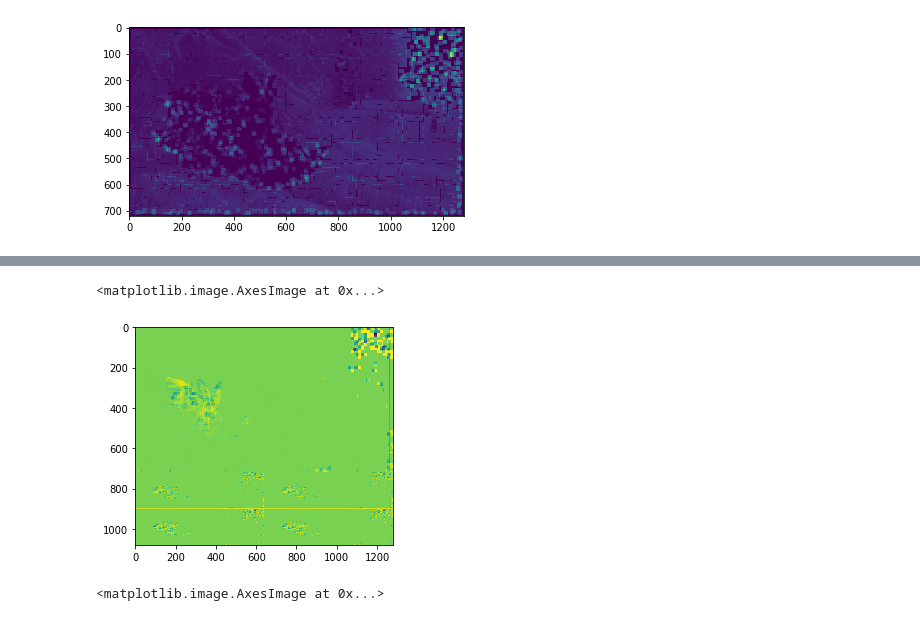
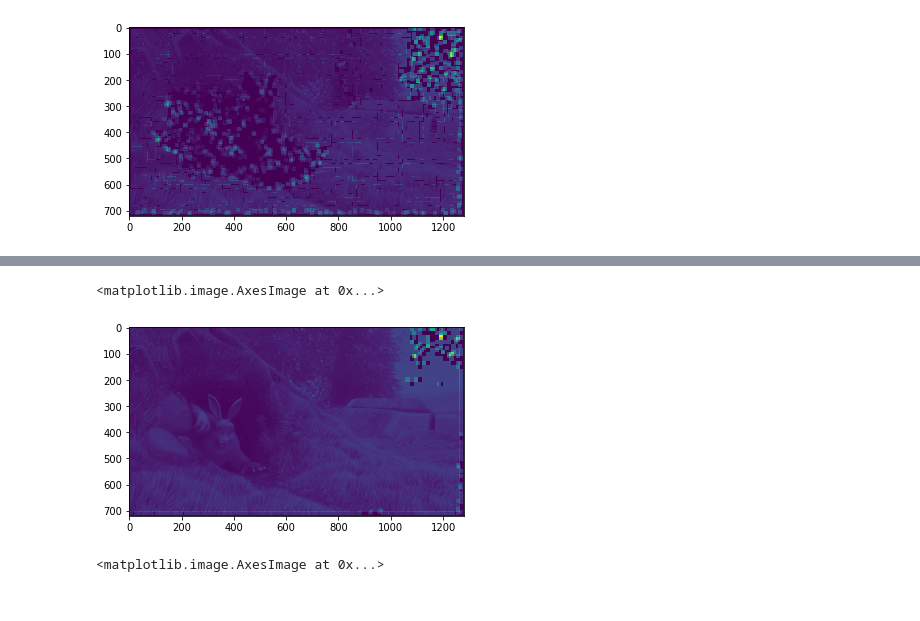
Before and after one commit to melsayed-7/H.264-implementation, a Jupyter notebook: motion_estimation_test.ipynb, the cells around one changed output, grey strips where cells are left out. Drawn from its saved outputs; the diff is of its cells as text; code cells hidden in the pictures.

```diff
--- a/motion_estimation_test.ipynb
+++ b/motion_estimation_test.ipynb
@@ -122,7 +122,9 @@ def get_motion_and_residual(frames, reference_seperation):
     if(i%reference_seperation == 0):
       reference_frame = frames[i]
       motion.append([[0,0]]*rows*cols)
+      print("00")
       residuals.append(np.zeros(frames[i].shape))
+      plt.imshow(residuals[-1])
       predicted.append(frames[i])
       continue
 
@@ -213,8 +215,12 @@ separation = 5
 for i in range(len(f2)):
   if(i%separation==0):
     send_frame= f2[i]
-
-  out = get_motion_and_residual([send_frame, f2[i]], 5)
-  x.append(out[0][-1])
-  y.append(out[1][-1])
-  z.append(out[2][-1])
+    out = get_motion_and_residual([send_frame, f2[i]], 5)
+    x.append(out[0][0])
+    y.append(out[1][0])
+    z.append(out[2][0])
+  else:
+    out = get_motion_and_residual([send_frame, f2[i]], 5)
+    x.append(out[0][-1])
+    y.append(out[1][-1])
+    z.append(out[2][-1])
@@ -259,6 +276,11 @@ def chroma_residual(motion, chroma, reference_chroma):
   return residual, predicted_chroma
 # %%
 def generate_motion_vector_and_residual(path, reference_frame_separation):
+
+
+
+
+
   frames_rgb = FrameCapture_2(path)
   r, c, _ = frames_rgb[0].shape
 
@@ -270,7 +292,23 @@ def generate_motion_vector_and_residual(path, reference_frame_separation):
 
   total_residuals = [np.zeros(f[0].shape)]*len(frames_rgb)
 
-  motion, luma_residuals, luma_predictions = get_motion_and_residual(frames_YCbCr, reference_frame_separation)
+  # motion, luma_residuals, luma_predictions = get_motion_and_residual(frames_YCbCr, reference_frame_separation)
+
+
+  #####
+  motion, luma_residuals, luma_predictions = [], [], []
+  separation = reference_frame_separation
+  for i in range(len(frames_YCbCr)):
+    if(i%separation==0):
+      send_frame= frames_YCbCr[i]
+
+    out = get_motion_and_residual([send_frame, frames_YCbCr[i]], separation)
+    motion.append(out[0][-1])
+    luma_residuals.append(out[1][-1])
+    luma_predictions.append(out[2][-1])
+#####
+
+
 
   print(len(motion))
 
@@ -299,8 +360,8 @@ w, x, y, r1, r2, r3, r4 = generate_motion_vector_and_residual("/content/drive/My
 # %%
-plt.imshow(x[0])
+plt.imshow(y[0])
 # %% [output]
 <matplotlib.image.AxesImage at 0x...>
-[figure, old version]
+[figure, new version]
 # %%
 plt.imshow(r2+x[-1][720:720+720//4, 0:1280//2])
 # %% [output]
```
Also changed, not shown: parts of 7 cells of this notebook.
